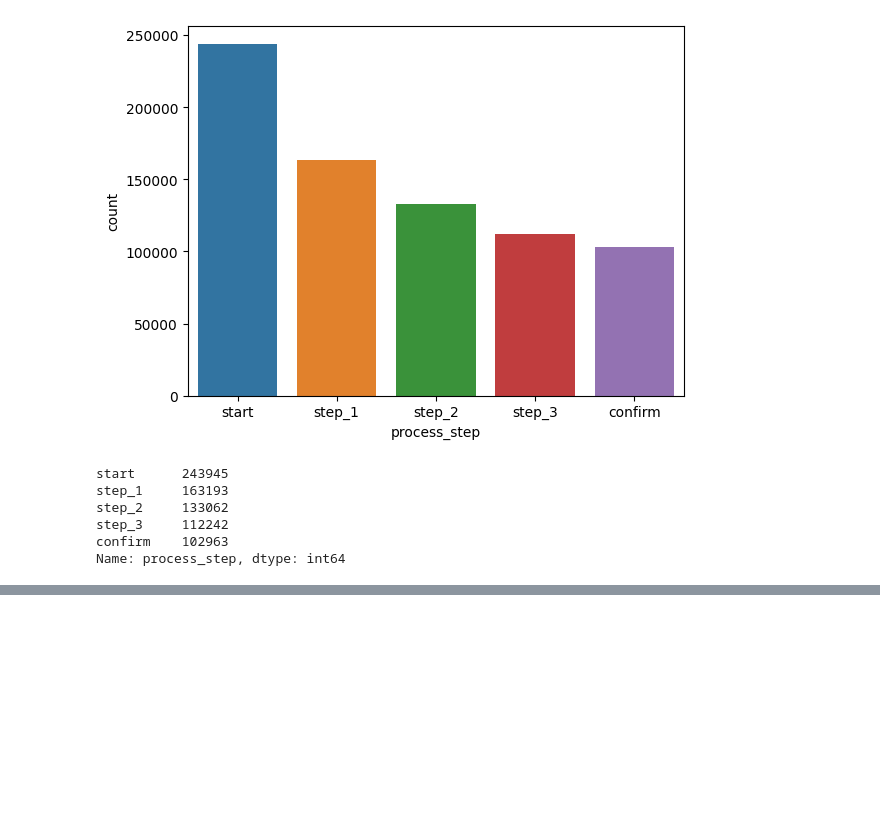
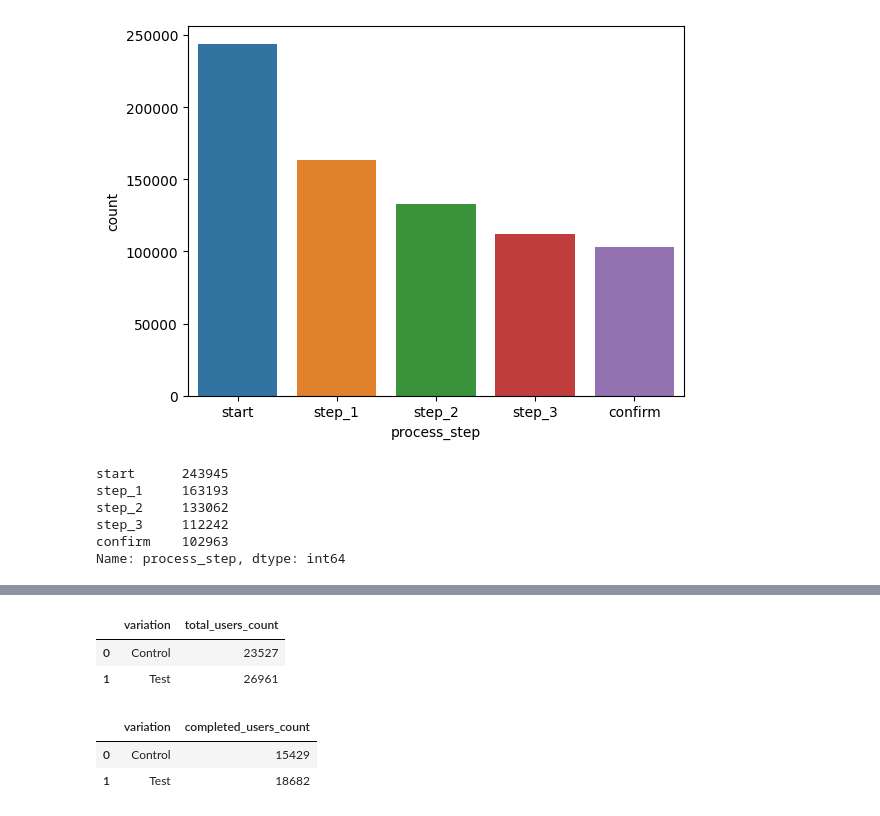
Before and after one commit to vijayendra-k/AB-Testing, a Jupyter notebook: AB-Testing.ipynb, the cells around one changed output, grey strips where cells are left out. Saved outputs shown, nothing was run; the diff lists cells and outputs as text; code cells hidden in the pictures; blank space fills up the shorter version.

```diff
--- a/AB-Testing.ipynb
+++ b/AB-Testing.ipynb
@@ -643,0 +646,17 @@ dfclean
+# %%
+users_count=dfclean[['client_id','variation']].groupby(by=['variation']).nunique().reset_index()
+completed_users=confirm_step[['client_id','variation']].groupby(by=['variation']).nunique().reset_index()
+# %%
+users_count=users_count.rename(mapper={'client_id':'total_users_count'},axis=1)
+users_count
+# %% [output]
+|  | variation | total_users_count |
+| 0 | Control | 23527 |
+| 1 | Test | 26961 |
+# %%
+completed_users=completed_users.rename(mapper={'client_id':'completed_users_count'},axis=1)
+completed_users
+# %% [output]
+|  | variation | completed_users_count |
+| 0 | Control | 15429 |
+| 1 | Test | 18682 |
```
Also changed, not shown: parts of 27 cells of this notebook.
